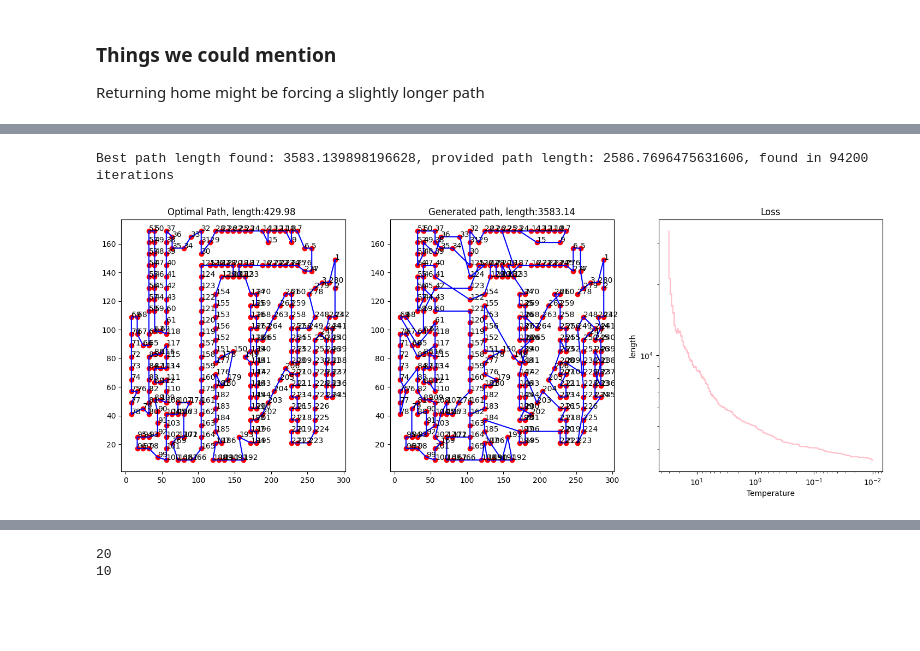
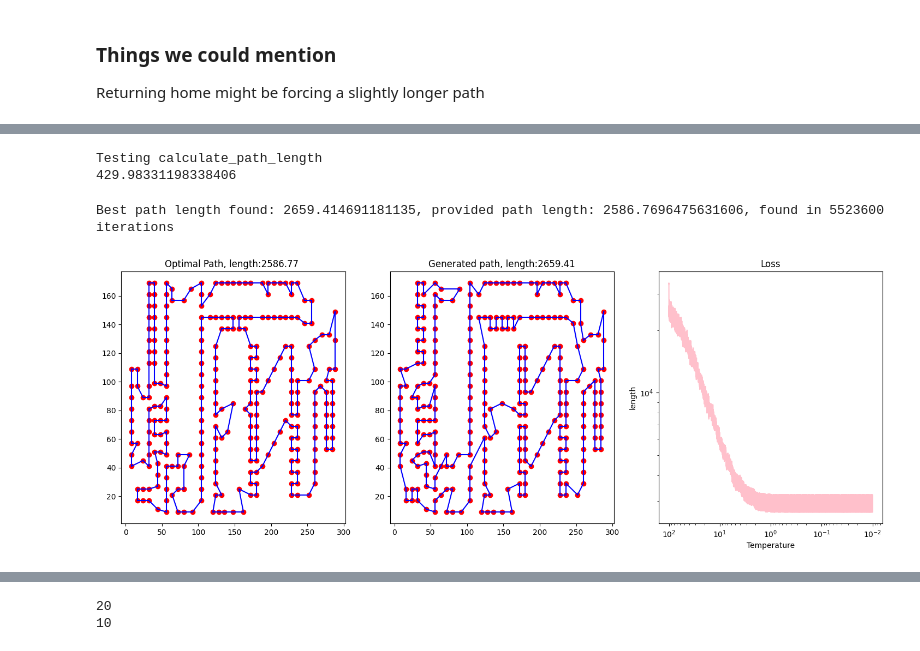
Before and after one commit to nabilasiregar/stochastic-simulation, a Jupyter notebook: assignment_3/Travling.ipynb, the cells around one changed output, grey strips where cells are left out. Saved outputs shown, nothing was run; the diff lists cells and outputs as text; code cells hidden in the pictures; blank space fills up the shorter version.

```diff
--- a/assignment_3/Travling.ipynb
+++ b/assignment_3/Travling.ipynb
@@ -147,8 +255,9 @@ Large Map Length:  50783.54751373533
 # %%
 
-def sim_annealing(map, T, alpha, stopping_T, chain_length , starting_path):
+def fast_annealing(map, T, alpha, stopping_T, chain_length, starting_path):
     '''
-    This function will take in a map and return the best path found using simulated annealing
+    This function will take in a map and return the best path found using a faster version of  annealing,
+    this is done by using a different acceptance function which allows for faster cooling
     params:
     map: the map object
     T: the starting temperature
@@ -170,7 +279,9 @@ def sim_annealing(map, T, alpha, stopping_T, chain_length , starting_path):
 
     best_path = []
     best_length = np.inf
-    while T > stopping_T:
+    repeated = False
+    repeats = 0
+    while not repeated:
 
 
         for i in range(chain_length):
@@ -179,12 +290,15 @@ def sim_annealing(map, T, alpha, stopping_T, chain_length , starting_path):
             new_length = map.calculate_path_length(neighbor)
             length_diff = new_length - map.calculate_path_length(solution)
 
-            if length_diff <= 0:
+            if length_diff < 0:
                 solution = neighbor
-
+            elif length_diff == 0:
+                repeats += 1
+                if repeats > 1000:
+                    repeated = True
             else:
-                # e = (1 + np.exp(length_diff/T))**-1
-                e = np.exp(-length_diff/T)
+                rho = length_diff/T
+                e = 1/(1+rho)
 
                 if np.random.random() <= e:
                     solution = neighbor
@@ -262,25 +318,45 @@ def fast_annealing(map, T, alpha, stopping_T, chain_length, starting_path):
+# %%
+# print("Testing all path operators")
+# operators = [inverse, swap, swap_routes, insert]
+# for operator in operators:
+#     print(operator(SMALL_PATH))
+
+# testing calculate_path_length in a fuction
+
+@njit
+def testing(path):
+    return calculate_path_length(path, SMALL_NODES)
+
+print("Testing calculate_path_length")
+print(testing(SMALL_PATH))
+# %% [output]
+Testing calculate_path_length
+429.98331198338406
 # %%
-# test_map = Map(SMALL_MAP)
-test_map = Map(MEDIUM_MAP)
-# test_map = Map(LARGE_MAP)
-best, length, iterations, t_list, length_list  = sim_annealing(test_map, 30, .95, .01, 600, np.random.permutation(list(test_map.nodes.keys())).tolist())
+
+testing_nodes = MEDIUM_NODES
+testing_paths = MEDIUM_PATH
+testing_length = MEDIUM_LENGTH
+
+starting = np.random.permutation(range(1,len(testing_nodes)+1))
+best, length, iterations, t_list, length_list  = sim_annealing(testing_nodes, 100, .999, .01, 600, starting)
 
 fig, axs = plt.subplots(1,3)
 fig.set_size_inches(18,6)
-map2.plot(axs[0])
-axs[0].set_title(f"Optimal Path, length:{SMALL_LENGTH:.2f} ")
-test_map.add_paths(best)
-test_map.plot(axs[1])
+plotmap(testing_nodes, axs[0], testing_paths)
+axs[0].set_title(f"Optimal Path, length:{testing_length:.2f} ")
+
+plotmap(testing_nodes, axs[1], best)
 axs[1].set_title(f"Generated path, length:{length:.2f}")
 axs[2].loglog(t_list, length_list, color='pink')
 axs[2].invert_xaxis()
 axs[2].set_xlabel("Temperature")
 axs[2].set_ylabel("length")
 axs[2].set_title("Loss")
-print(f'Best path length found: {length}, provided path length: {MEDIUM_LENGTH}, found in {iterations} iterations')
+print(f'Best path length found: {length}, provided path length: {testing_length}, found in {iterations} iterations')
 # %% [output]
-Best path length found: 3583.139898196628, provided path length: 2586.7696475631606, found in 94200 iterations
+Best path length found: 2659.414691181135, provided path length: 2586.7696475631606, found in 5523600 iterations
-[figure, old version]
+[figure, new version]
 # %%
 # setting up a grid search to find the best parameters for the chain length and cooling rate
 # values = np.zeros((20,10))
```
Also changed, not shown: parts of 9 cells of this notebook, 3 other files.
